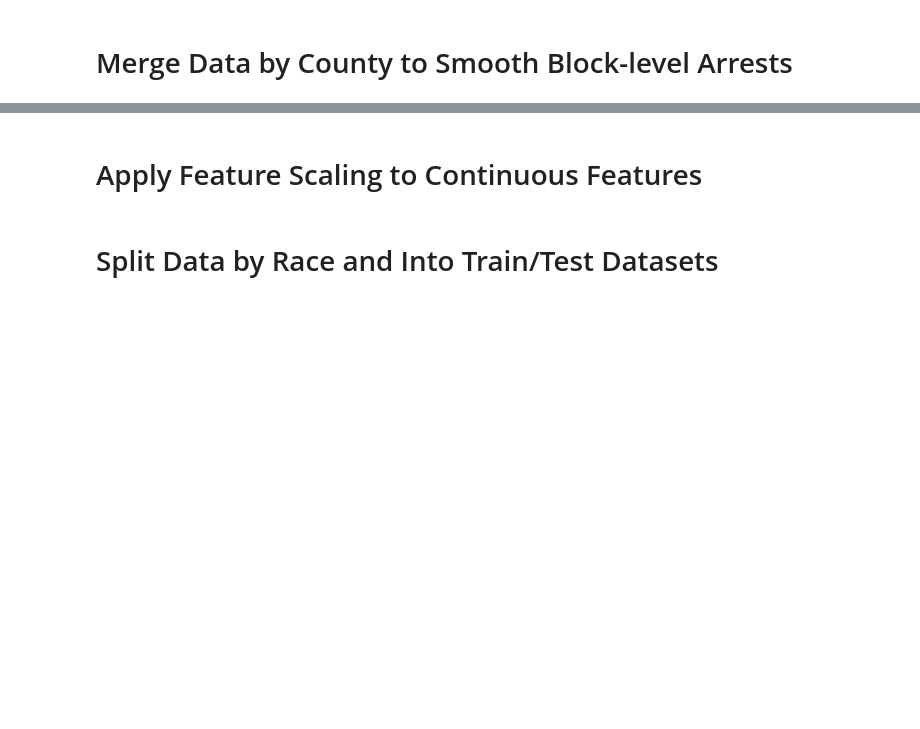
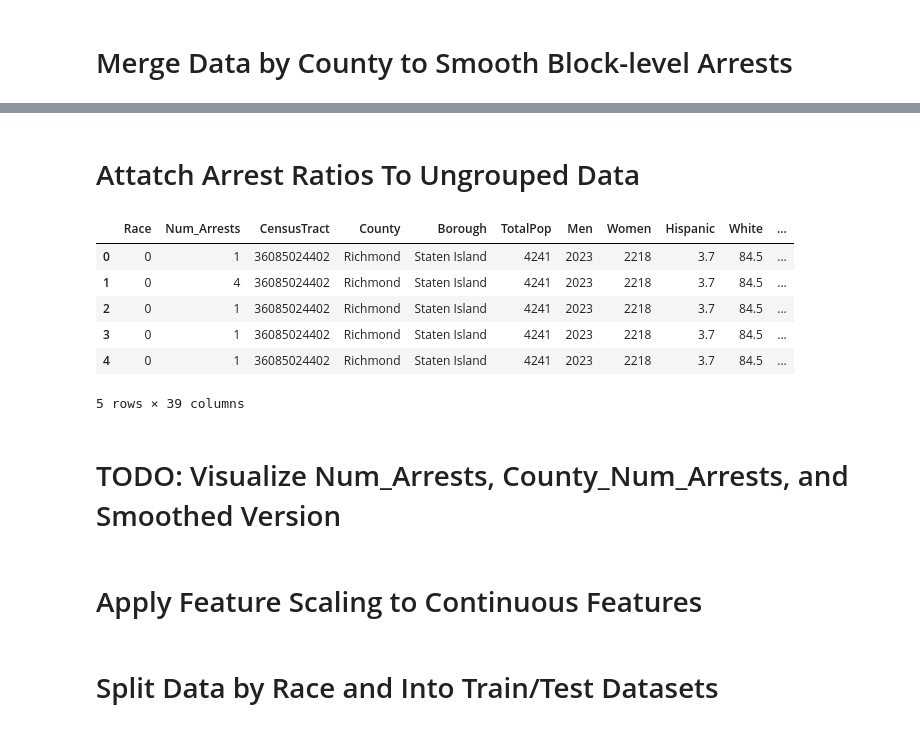
Before and after one commit to astupinski/MLproject, a Jupyter notebook: project_proposal.ipynb, the cells around one changed output, grey strips where cells are left out. Cells and saved outputs as stored; diff of their text form; code cells hidden in the pictures; blank space fills up the shorter version.

```diff
--- a/project_proposal.ipynb
+++ b/project_proposal.ipynb
@@ -103,0 +99,37 @@ for county, dataset in data_dict.items():
+# %%
+def agg_all(data):
+    new_data = {}
+    for colname in ['Num_Arrests','TotalPop','Men','Women','Citizen','Income','IncomeErr', 'Employed']:
+        new_data[colname]=data[colname].sum()
+    for colname in ['Hispanic', 'White', 'Black', 'Native', 'Asian','IncomePerCap','IncomePerCapErr','Poverty', 'ChildPoverty', 'Professional', 'Service', 'Office',
+            'Construction', 'Production', 'Drive', 'Carpool', 'Transit', 'Walk','OtherTransp', 'WorkAtHome',
+           'MeanCommute','PrivateWork','PublicWork','SelfEmployed','FamilyWork','Unemployment']:
+        ratio = data[colname]*data['TotalPop']
+        new_data[colname]=(ratio.sum()/100)/data.size
+    return pd.Series(new_data)
+
+agg_data = data.groupby(['County','Race']).apply(agg_all)
+# %% [markdown]
+# Attatch Arrest Ratios To Ungrouped Data
+# %%
+agg_data["arrest_ratio"]=agg_data["Num_Arrests"]/agg_data["TotalPop"]
+arrest_ratio = list(agg_data["arrest_ratio"])
+county = list(agg_data.index.get_level_values(0))
+race = list(agg_data.index.get_level_values(1))
+agg_data = pd.DataFrame(arrest_ratio, columns=["arrest_ratio"])
+agg_data["County"]=county
+agg_data["Race"]=race
+data = pd.merge(data, agg_data, on=["County","Race"])
+data["County_Num_Arrests"]=data["arrest_ratio"]*data["TotalPop"]
+data = data.drop("arrest_ratio", axis=1)
+display(data.head())
+# %% [output]
+|  | Race | Num_Arrests | CensusTract | County | Borough | TotalPop | Men | Women | Hispanic | White | ... |
+| 0 | 0 | 1 | 36085024402 | Richmond | Staten Island | 4241 | 2023 | 2218 | 3.7 | 84.5 | ... |
+| 1 | 0 | 4 | 36085024402 | Richmond | Staten Island | 4241 | 2023 | 2218 | 3.7 | 84.5 | ... |
+| 2 | 0 | 1 | 36085024402 | Richmond | Staten Island | 4241 | 2023 | 2218 | 3.7 | 84.5 | ... |
+| 3 | 0 | 1 | 36085024402 | Richmond | Staten Island | 4241 | 2023 | 2218 | 3.7 | 84.5 | ... |
+| 4 | 0 | 1 | 36085024402 | Richmond | Staten Island | 4241 | 2023 | 2218 | 3.7 | 84.5 | ... |
+5 rows × 39 columns
+# %% [markdown]
+# TODO: Visualize Num_Arrests, County_Num_Arrests, and Smoothed Version
```
Also changed, not shown: parts of 21 cells of this notebook.
